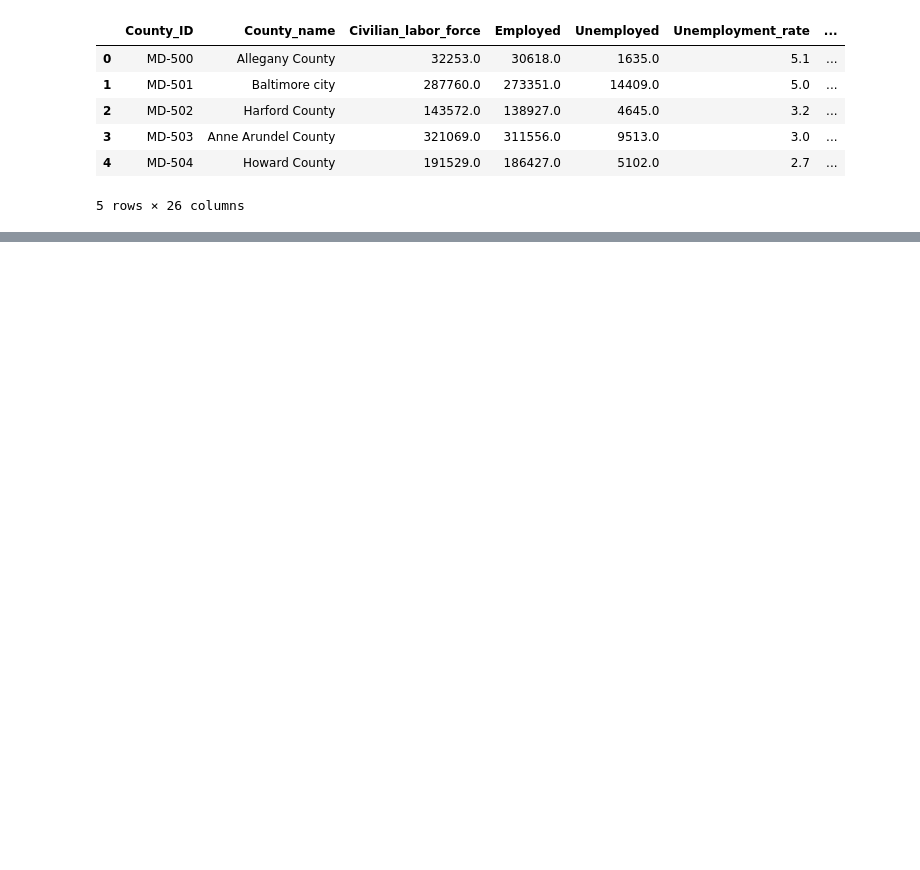
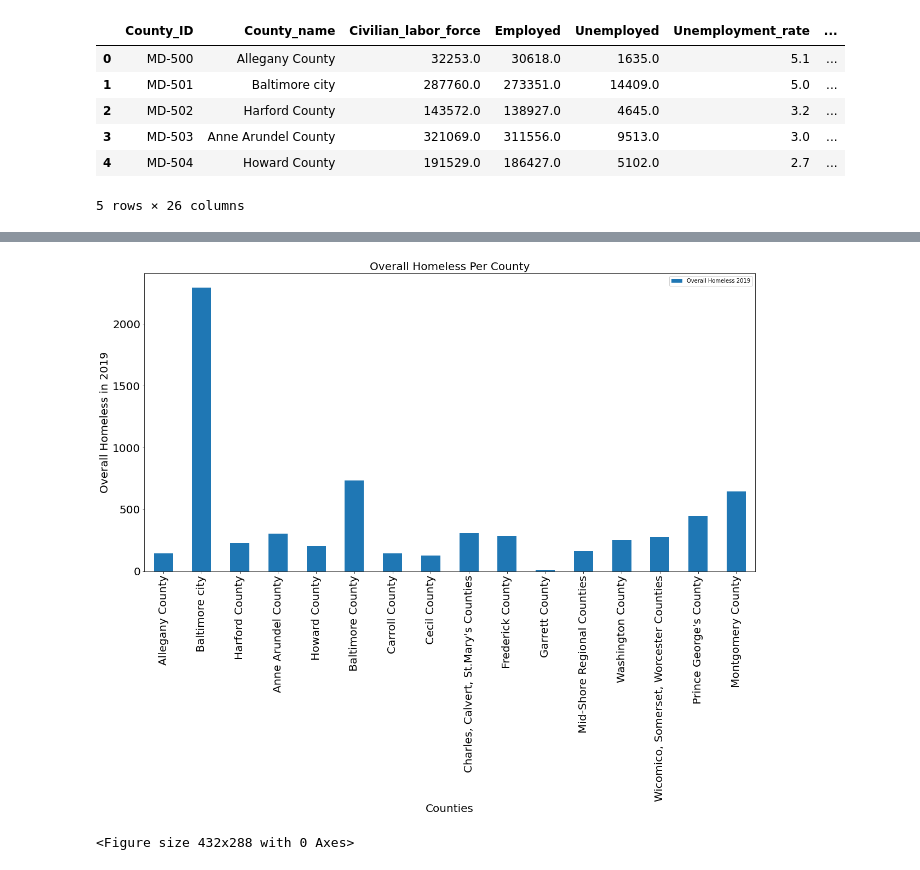
Before and after one commit to arieldunn/HomelessinMaryland, a Jupyter notebook: HomelessProjectMD.ipynb, the cells around one changed output, grey strips where cells are left out. Drawn from its saved outputs; the diff is of its cells as text; code cells hidden in the pictures; blank space fills up the shorter version.

```diff
--- a/HomelessProjectMD.ipynb
+++ b/HomelessProjectMD.ipynb
@@ -160,0 +102,8 @@ plt.show()
+# %%
+# Filter the DataFrame down only to those columns to chart
+county_and_unemployment = homeless_data_complete[["County_name","Overall Homeless 2019"]]
+
+# Set the index to be "State" so they will be used as labels
+#county_and_unemployment = state_and_inches.set_index("State")
+
+county_and_unemployment.head()
@@ -160,0 +117,26 @@ plt.show()
+# %%
+counties = ["Allegany County","Baltimore city","Harford County","Anne Arundel County","Howard County","Baltimore County","Carroll County","Cecil County","Charles, Calvert, St.Mary's Counties","Frederick County","Garrett County","Mid-Shore Regional Counties","Washington County","Wicomico, Somerset, Worcester Counties","Prince George's County","Montgomery County"]
+
+x_axis = np.arange(0, len(counties))
+tick_locations = []
+for x in x_axis:
+    tick_locations.append(x)
+# %%
+# Use DataFrame.plot() in order to create a bar chart of the data
+county_and_unemployment.plot(kind="bar", figsize=(20,10), fontsize = 20)
+
+# Set a title for the chart
+plt.title("Overall Homeless Per County", fontsize = 20)
+plt.xlabel("Counties", fontsize =20)
+plt.ylabel("Overall Homeless in 2019", fontsize = 20)
+
+#Locate x-axis heaaders
+plt.xticks(tick_locations, counties, rotation = "vertical")
+plt.show()
+
+
+plt.show()
+plt.tight_layout()
+# %% [output]
+[figure, added]
+<Figure size 432x288 with 0 Axes>
```
Also changed, not shown: parts of 19 cells of this notebook.
